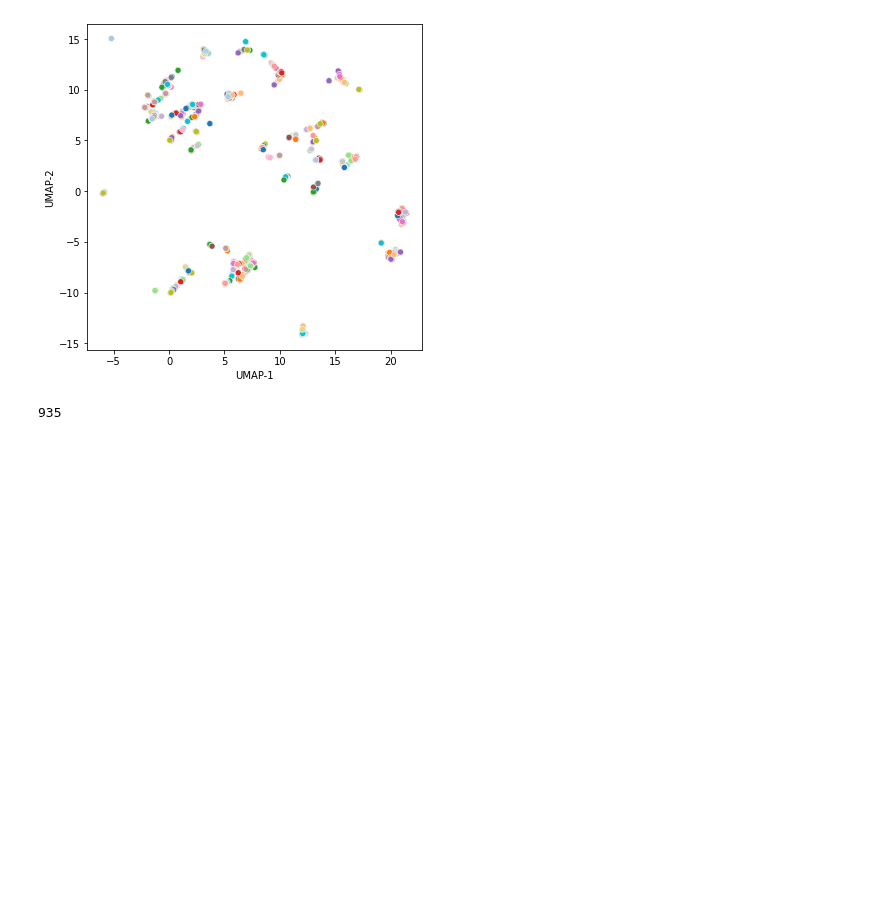
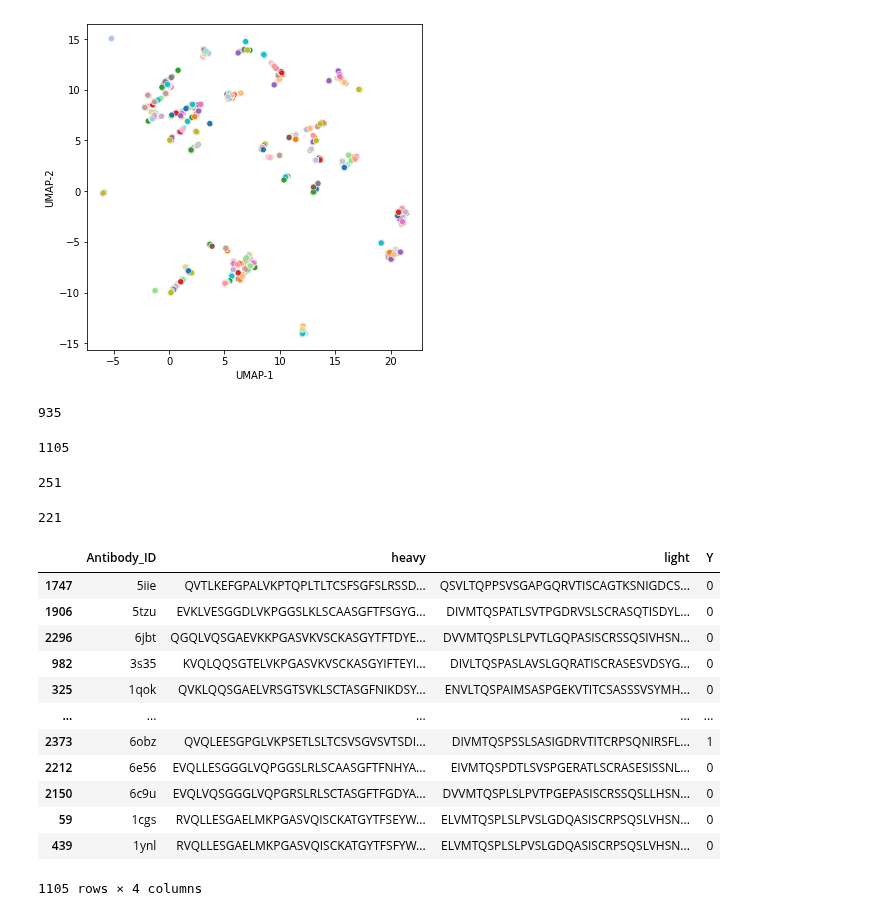
Before and after one commit to kvetab/di-pred, a Jupyter notebook: notebooks/data_processing/01c-data-split-deduplicated.ipynb, the cells around one changed output. Saved outputs shown, nothing was run; the diff lists cells and outputs as text; code cells hidden in the pictures; blank space fills up the shorter version.

Commit message:
Remove duplicates in data

```diff
--- a/notebooks/data_processing/01c-data-split-deduplicated.ipynb
+++ b/notebooks/data_processing/01c-data-split-deduplicated.ipynb
@@ -153,3 +154,9 @@ clusters = plot_clustering(similarity, None, 0.1, umap_transformed)
 clusters.max()
 # %% [output]
 935
+# %%
+cluster_assignment = {}
+for i, cl in enumerate(clusters):
+    cluster_assignment[cl] = cluster_assignment.get(cl, []) + [i]
+# %%
+train_indices, test_indices = train_test_split(range(clusters.max()), test_size=0.3, random_state=42)
@@ -155,0 +165,38 @@ clusters.max()
+# %%
+train_set = []
+for idx in train_indices:
+    train_set += cluster_assignment[idx + 1]
+len(train_set)
+# %% [output]
+1105
+# %%
+valid_set = []
+for idx in valid_indices:
+    valid_set += cluster_assignment[idx + 1]
+len(valid_set)
+# %% [output]
+251
+# %%
+test_set = []
+for idx in test_indices:
+    test_set += cluster_assignment[idx + 1]
+len(test_set)
+# %% [output]
+221
+# %%
+chen_train = chen_data.iloc[train_set]
+chen_train
+# %% [output]
+|  | Antibody_ID | heavy | light | Y |
+| 1747 | 5iie | QVTLKEFGPALVKPTQPLTLTCSFSGFSLRSSD... | QSVLTQPPSVSGAPGQRVTISCAGTKSNIGDCS... | 0 |
+| 1906 | 5tzu | EVKLVESGGDLVKPGGSLKLSCAASGFTFSGYG... | DIVMTQSPATLSVTPGDRVSLSCRASQTISDYL... | 0 |
+| 2296 | 6jbt | QGQLVQSGAEVKKPGASVKVSCKASGYTFTDYE... | DVVMTQSPLSLPVTLGQPASISCRSSQSIVHSN... | 0 |
+| 982 | 3s35 | KVQLQQSGTELVKPGASVKVSCKASGYIFTEYI... | DIVLTQSPASLAVSLGQRATISCRASESVDSYG... | 0 |
+| 325 | 1qok | QVKLQQSGAELVRSGTSVKLSCTASGFNIKDSY... | ENVLTQSPAIMSASPGEKVTITCSASSSVSYMH... | 0 |
+| ... | ... | ... | ... | ... |
+| 2373 | 6obz | QVQLEESGPGLVKPSETLSLTCSVSGVSVTSDI... | DIVMTQSPSSLSASIGDRVTITCRPSQNIRSFL... | 1 |
+| 2212 | 6e56 | EVQLLESGGGLVQPGGSLRLSCAASGFTFNHYA... | EIVMTQSPDTLSVSPGERATLSCRASESISSNL... | 0 |
+| 2150 | 6c9u | EVQLVQSGGGLVQPGRSLRLSCTASGFTFGDYA... | DVVMTQSPLSLPVTPGEPASISCRSSQSLLHSN... | 0 |
+| 59 | 1cgs | RVQLLESGAELMKPGASVQISCKATGYTFSEYW... | ELVMTQSPLSLPVSLGDQASISCRPSQSLVHSN... | 0 |
+| 439 | 1ynl | RVQLLESGAELMKPGASVQISCKATGYTFSFYW... | ELVMTQSPLSLPVSLGDQASISCRPSQSLVHSN... | 0 |
+1105 rows × 4 columns
```
Also changed, not shown: parts of 11 cells of this notebook, 9 other files.
